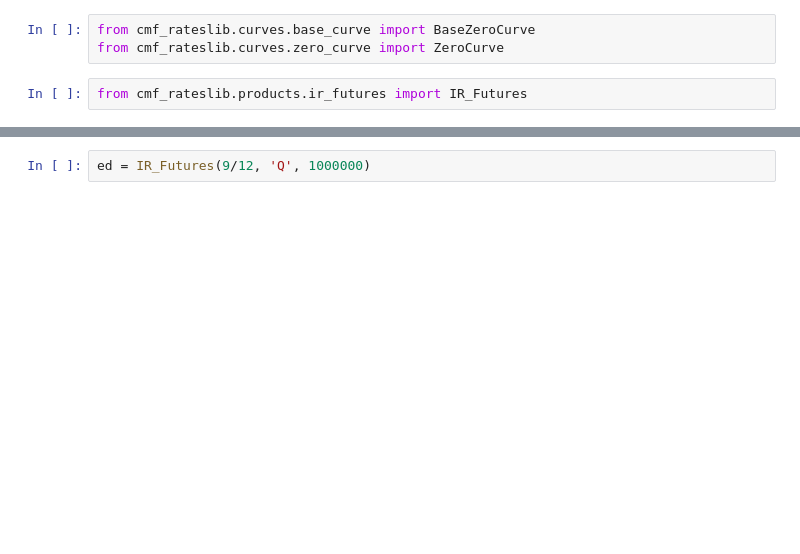
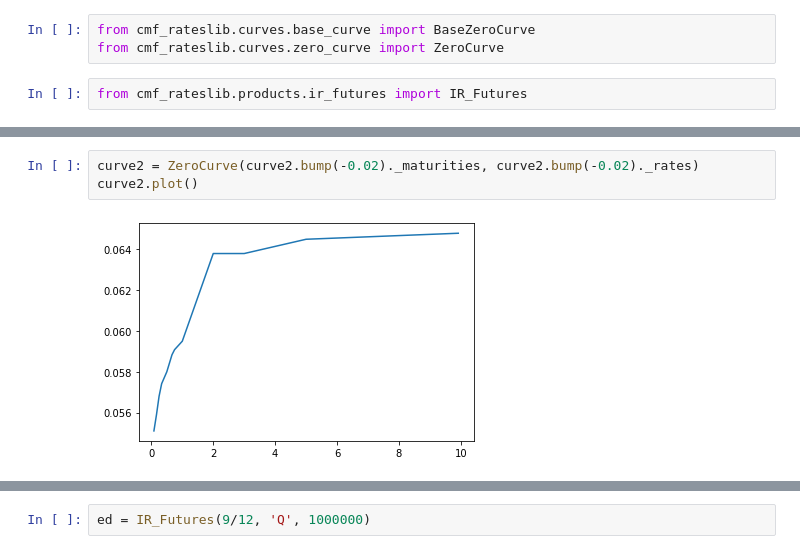
Before and after one commit to borischen95/cmf_rateslib, a Jupyter notebook: notebooks/Products/Chenkuraev.ipynb, the cells around one changed output, grey strips where cells are left out. Saved outputs shown, nothing was run; the diff lists cells and outputs as text; blank space fills up the shorter version.

```diff
--- a/notebooks/Products/Chenkuraev.ipynb
+++ b/notebooks/Products/Chenkuraev.ipynb
@@ -15 +23,6 @@ from cmf_rateslib.products.ir_futures import IR_Futures
+# %%
+curve2 = ZeroCurve(curve2.bump(-0.02)._maturities, curve2.bump(-0.02)._rates)
+curve2.plot()
+# %% [output]
+[figure, added]
 # %%
```
Also changed, not shown: parts of 14 cells of this notebook, 1 other file.
